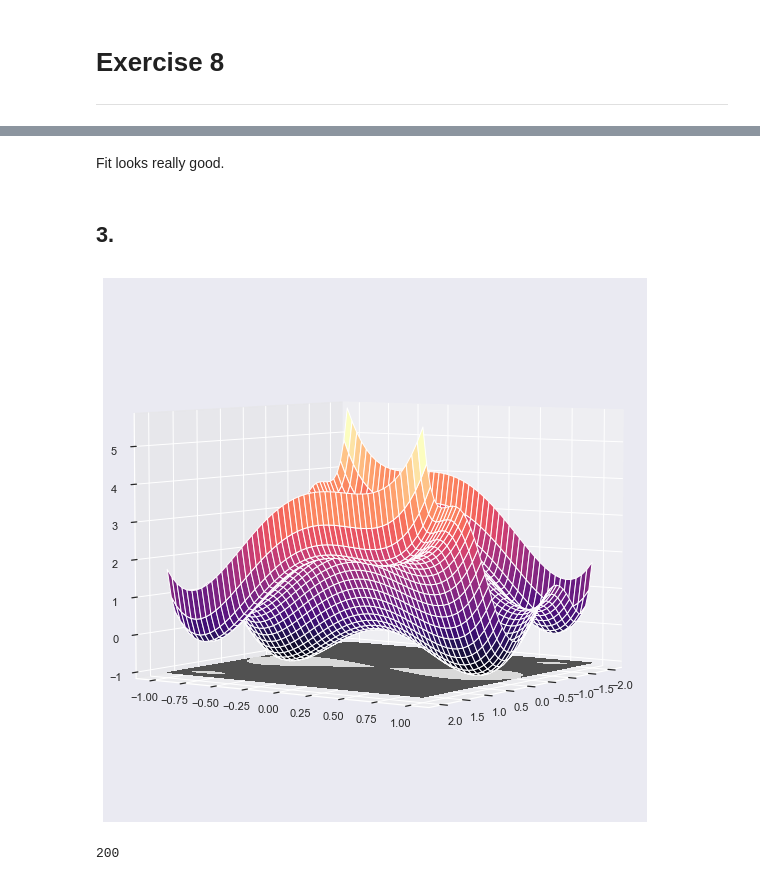
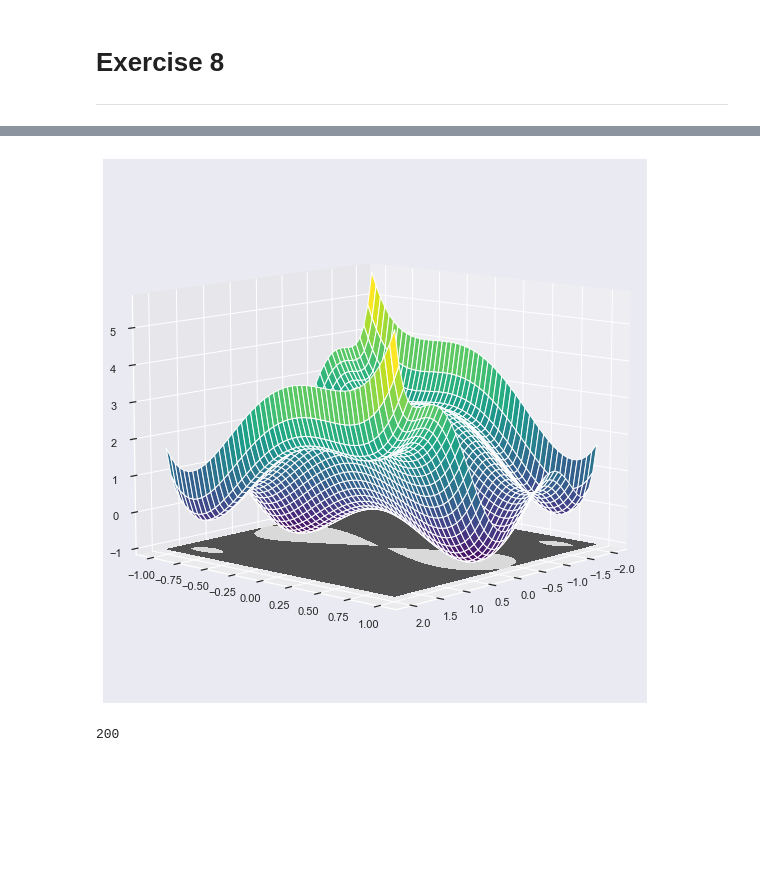
Before and after one commit to maxhoeth/LaboratoryOfComputationalPhysics_Y4, a Jupyter notebook: ex_08_maxhoeth.ipynb, the cells around one changed output, grey strips where cells are left out. Drawn from its saved outputs; the diff is of its cells as text; code cells hidden in the pictures; blank space fills up the shorter version.

```diff
--- a/ex_08_maxhoeth.ipynb
+++ b/ex_08_maxhoeth.ipynb
@@ -62,4 +5,0 @@ array([  -1.39717244,    6.16452595, -184.38792774,  -61.32093734])
-# %% [markdown]
-Fit looks really good.
-# %% [markdown]
-## 3.
@@ -74,19 +21,19 @@ x2 = np.array([x, y])
 # %%
 import pylab
 from mpl_toolkits.mplot3d import Axes3D
 
 x1, y1 = np.meshgrid(x, y)
 z = func(np.array([x1, y1]))
 
 fig = plt.figure(figsize=(10, 10))
-color = plt.get_cmap('magma')
+color = plt.get_cmap('viridis')
 ax = fig.gca(projection='3d')
 grid = ax.plot_surface(x1, y1, z, cmap=color)
-ax.view_init(5, 35)
+ax.view_init(10, 42)
 cset = ax.contourf(x1, y1, z, zdir='z', offset=np.min(z),levels=0, cmap=plt.get_cmap('Greys'))
 plt.show()
 # %% [output]
-[figure, old version]
+[figure, new version]
 # %%
 sol = sp.optimize.minimize(func, x0 =[np.random.uniform(-2, 2, 100), np.random.uniform(-1, 1, 100)])
 print(len(sol.x))
```
Also changed, not shown: parts of 24 cells of this notebook.
